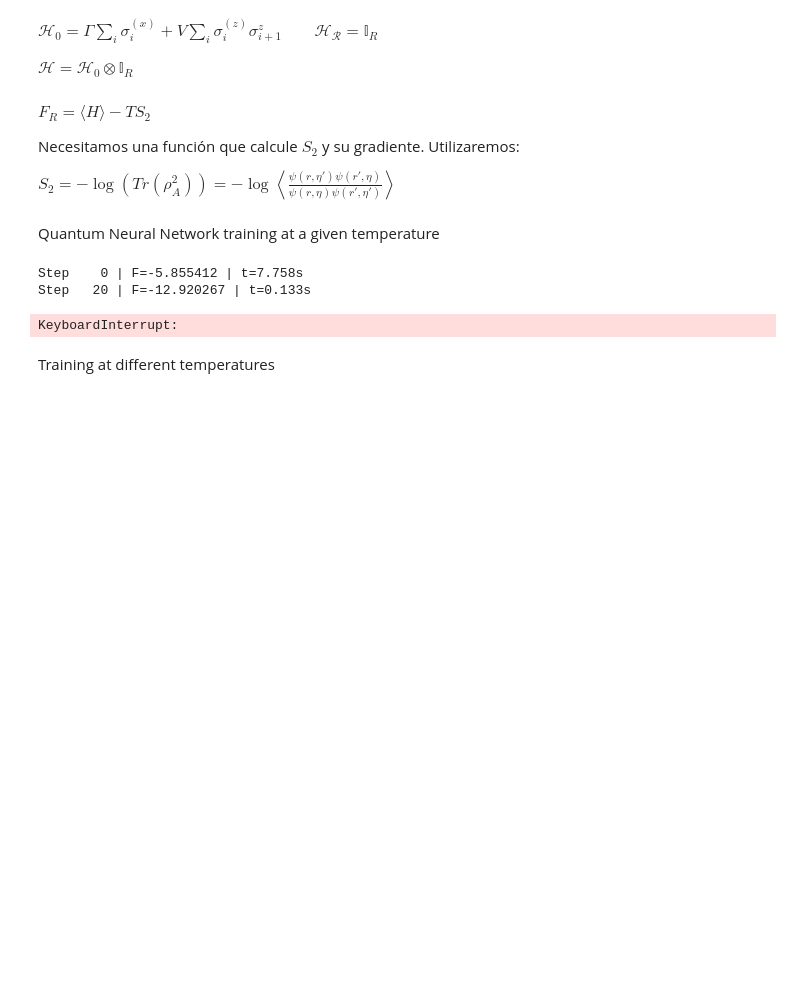
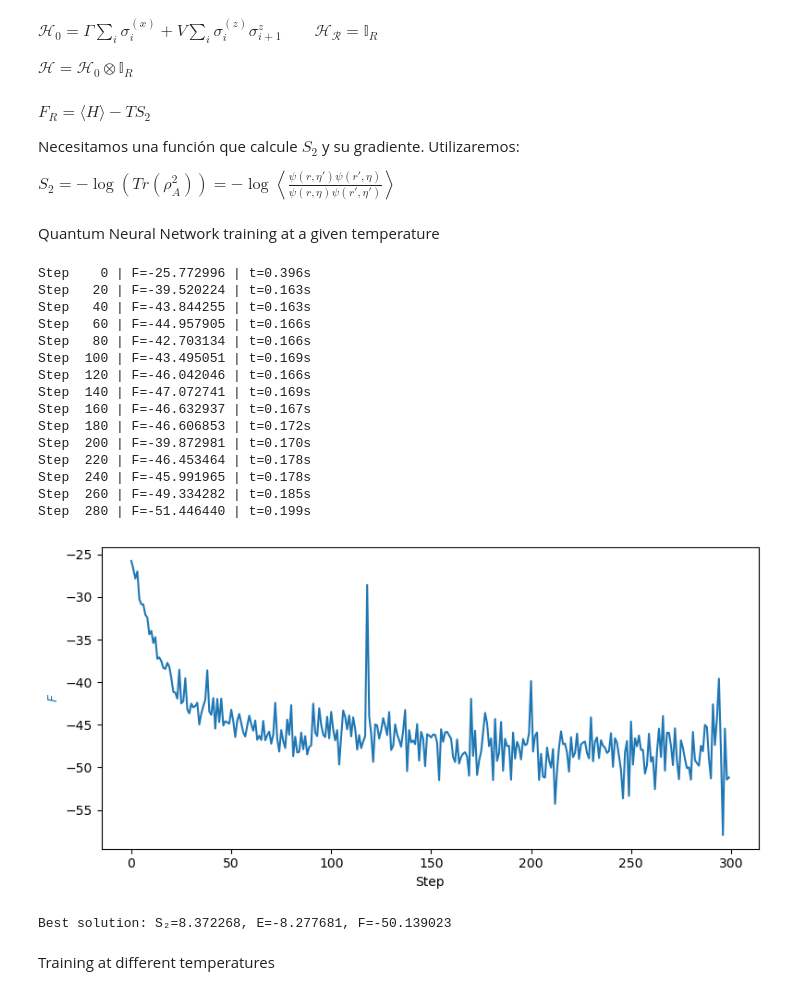
Before and after one commit to ismaelcastrouimp/TFM, a Jupyter notebook: notebooks/Renyi_Ising.ipynb, the cells around one changed output. Saved outputs shown, nothing was run; the diff lists cells and outputs as text; code cells hidden in the pictures; blank space fills up the shorter version.

```diff
--- a/notebooks/Renyi_Ising.ipynb
+++ b/notebooks/Renyi_Ising.ipynb
@@ -71,21 +71,35 @@ Quantum Neural Network training at a given temperature
 # %%
 sampler = nk.sampler.ARDirectSampler(hi_extended)
 
 arnn = nk.models.ARNNDense(hilbert=hi_extended, layers=1, features=16, activation=jax.nn.gelu)
 model = ARNN_Z2(worker=arnn, trivial_Z2=True)
 vstate = nk.vqs.MCState(sampler, model, n_samples=40960*1)
-T = 0
+T = 5
 
 n_steps = 300
 lr = optax.linear_schedule(0.005, 0.0001, n_steps)
 diag_shift = optax.linear_schedule(1e-1, 1e-4, n_steps)
 _,f_best,E_best,S_best = free_energy_minimize_SR_SGD(vstate, T, partition, H_extended, n_steps, learning_rate=lr,
                                                       diag_shift=diag_shift, freq=20, timing=True, n_samples_sr=4096)
 print(f"Best solution: S₂={S_best:.6f}, E={E_best:.6f}, F={f_best:.6f}")
 # %% [output]
-Step    0 | F=-5.855412 | t=7.758s
-Step   20 | F=-12.920267 | t=0.133s
+Step    0 | F=-25.772996 | t=0.396s
+Step   20 | F=-39.520224 | t=0.163s
+Step   40 | F=-43.844255 | t=0.163s
+Step   60 | F=-44.957905 | t=0.166s
+Step   80 | F=-42.703134 | t=0.166s
+Step  100 | F=-43.495051 | t=0.169s
+Step  120 | F=-46.042046 | t=0.166s
+Step  140 | F=-47.072741 | t=0.169s
+Step  160 | F=-46.632937 | t=0.167s
+Step  180 | F=-46.606853 | t=0.172s
+Step  200 | F=-39.872981 | t=0.170s
+Step  220 | F=-46.453464 | t=0.178s
+Step  240 | F=-45.991965 | t=0.178s
+Step  260 | F=-49.334282 | t=0.185s
+Step  280 | F=-51.446440 | t=0.199s
+[figure, added]
-KeyboardInterrupt:
+Best solution: S₂=8.372268, E=-8.277681, F=-50.139023
 # %% [markdown]
 Training at different temperatures
 # %%
```
Also changed, not shown: parts of 4 cells of this notebook, 2 other files.
